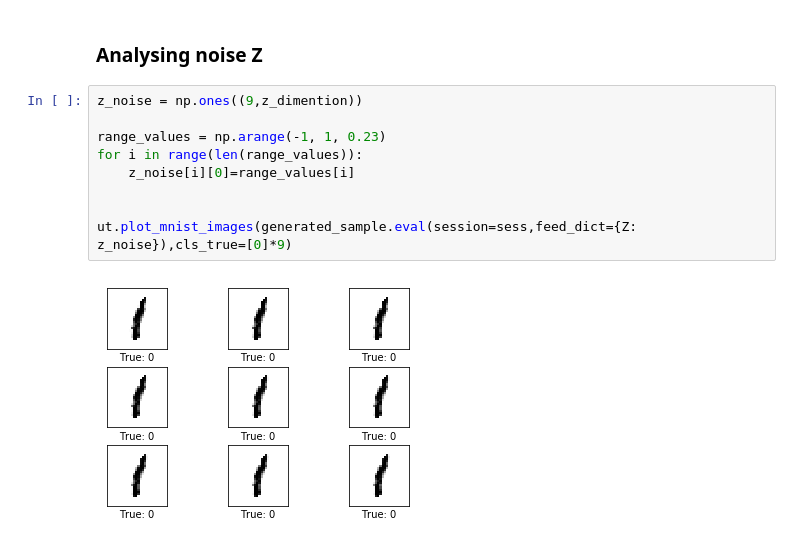
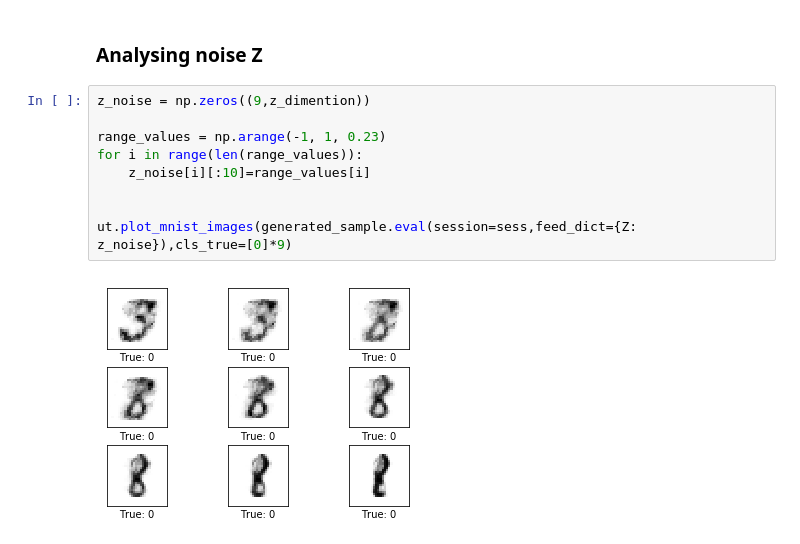
Before and after one commit to T-Almeida/GAN-study, a Jupyter notebook: GAN-2014-IanGoodfellow.ipynb, the cells around one changed output. Drawn from its saved outputs; the diff is of its cells as text.

```diff
--- a/GAN-2014-IanGoodfellow.ipynb
+++ b/GAN-2014-IanGoodfellow.ipynb
@@ -249,13 +249,13 @@ ut.plot_mnist_images(generated_images,cls_true=[0]*9)
 # %% [markdown]
 ### Analysing noise Z
 # %%
-z_noise = np.ones((9,z_dimention))
+z_noise = np.zeros((9,z_dimention))
 
 range_values = np.arange(-1, 1, 0.23)
 for i in range(len(range_values)):
-    z_noise[i][0]=range_values[i]
+    z_noise[i][:10]=range_values[i]
 
 
 ut.plot_mnist_images(generated_sample.eval(session=sess,feed_dict={Z: z_noise}),cls_true=[0]*9)
 # %% [output]
-[figure, old version]
+[figure, new version]
```
